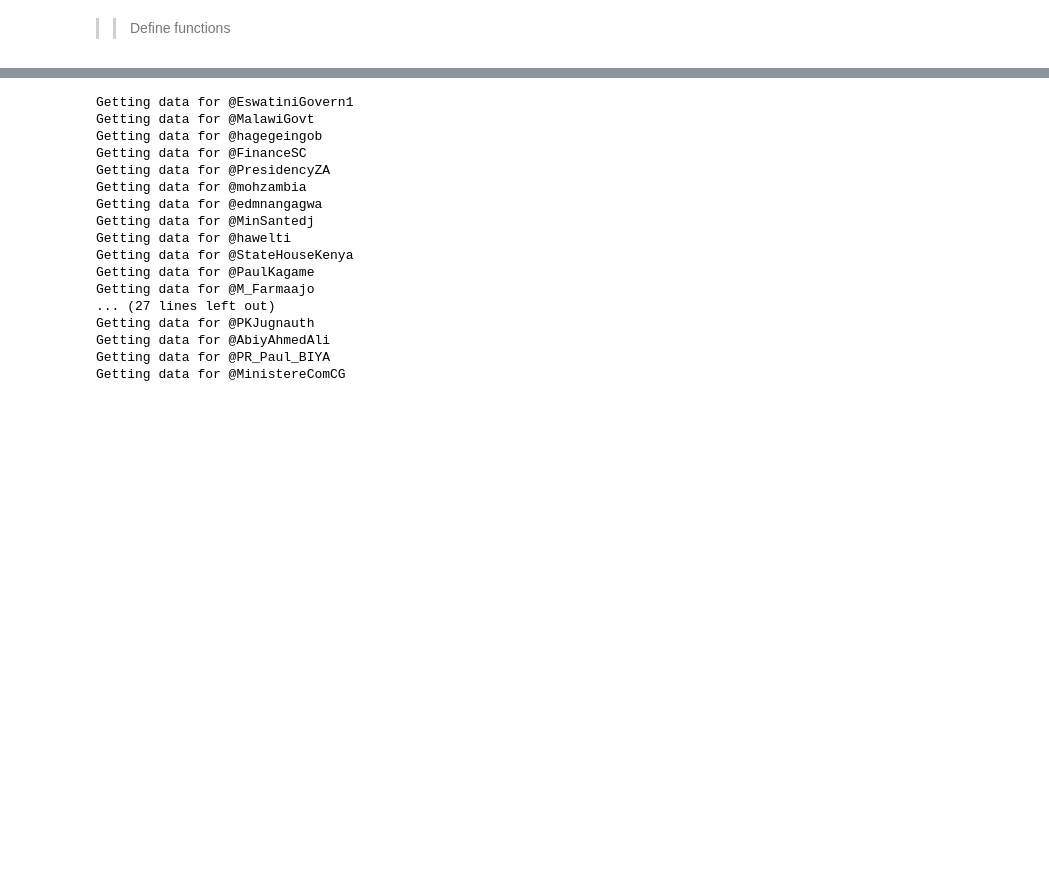
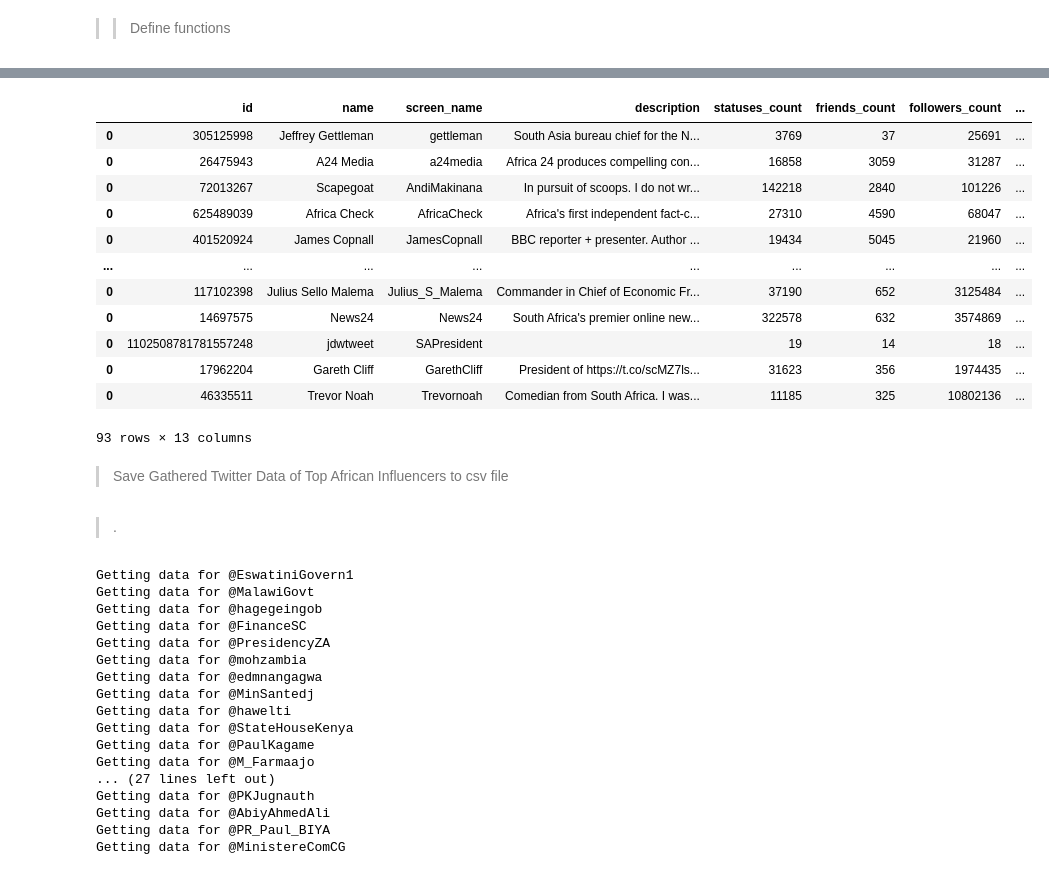
Before and after one commit to Patrick5455/10Academy-DataScience-Internship, a Jupyter notebook: internhsip/projects/week_1/scrapping_starter.ipynb, the cells around one changed output, grey strips where cells are left out. Saved outputs shown, nothing was run; the diff lists cells and outputs as text; code cells hidden in the pictures; blank space fills up the shorter version.

```diff
--- a/internhsip/projects/week_1/scrapping_starter.ipynb
+++ b/internhsip/projects/week_1/scrapping_starter.ipynb
@@ -434,0 +434,18 @@ TweepError: Failed to send request: HTTPSConnectionPool(host='api.twitter.com',
+# %%
+df_inf
+# %% [output]
+|  | id | name | screen_name | description | statuses_count | friends_count | followers_count | ... |
+| 0 | 305125998 | Jeffrey Gettleman | gettleman | South Asia bureau chief for the N... | 3769 | 37 | 25691 | ... |
+| 0 | 26475943 | A24 Media | a24media | Africa 24 produces compelling con... | 16858 | 3059 | 31287 | ... |
+| 0 | 72013267 | Scapegoat | AndiMakinana | In pursuit of scoops. I do not wr... | 142218 | 2840 | 101226 | ... |
+| 0 | 625489039 | Africa Check | AfricaCheck | Africa's first independent fact-c... | 27310 | 4590 | 68047 | ... |
+| 0 | 401520924 | James Copnall | JamesCopnall | BBC reporter + presenter. Author ... | 19434 | 5045 | 21960 | ... |
+| ... | ... | ... | ... | ... | ... | ... | ... | ... |
+| 0 | 117102398 | Julius Sello Malema | Julius_S_Malema | Commander in Chief of Economic Fr... | 37190 | 652 | 3125484 | ... |
+| 0 | 14697575 | News24 | News24 | South Africa's premier online new... | 322578 | 632 | 3574869 | ... |
+| 0 | 1102508781781557248 | jdwtweet | SAPresident |  | 19 | 14 | 18 | ... |
+| 0 | 17962204 | Gareth Cliff | GarethCliff | President of https://t.co/scMZ7ls... | 31623 | 356 | 1974435 | ... |
+| 0 | 46335511 | Trevor Noah | Trevornoah | Comedian from South Africa. I was... | 11185 | 325 | 10802136 | ... |
+93 rows × 13 columns
+# %% [markdown]
+> Save Gathered Twitter Data of Top African Influencers to csv file
@@ -435,3 +454,5 @@ TweepError: Failed to send request: HTTPSConnectionPool(host='api.twitter.com',
+# %% [markdown]
+> .
 # %%
 df_gov = get_tweets(afriq_govt_handle)
 # %% [output]
```
Also changed, not shown: parts of 3 cells of this notebook, 3 other files.
